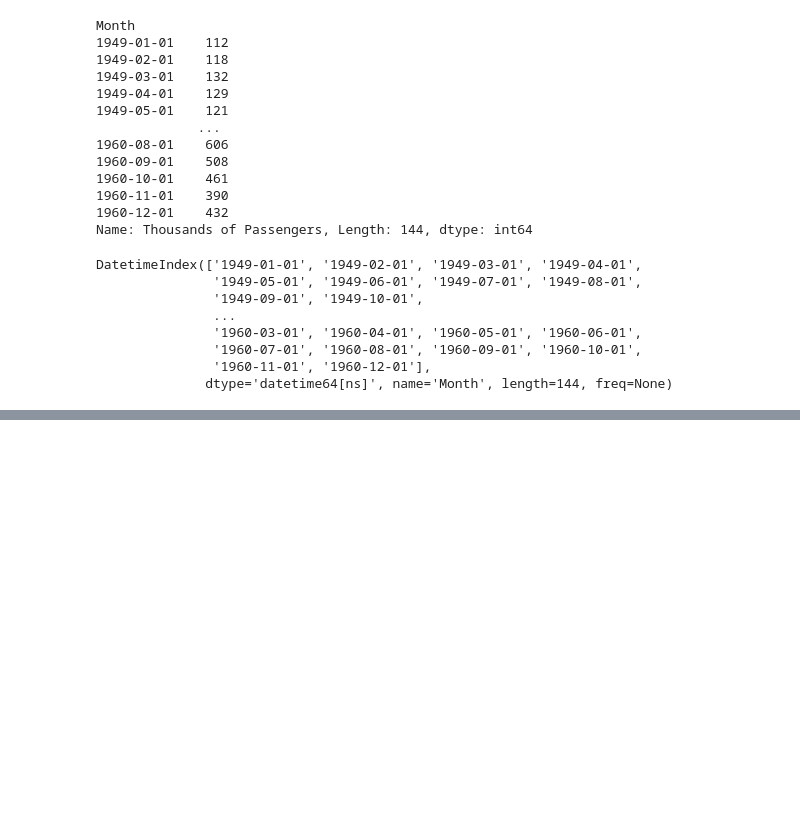
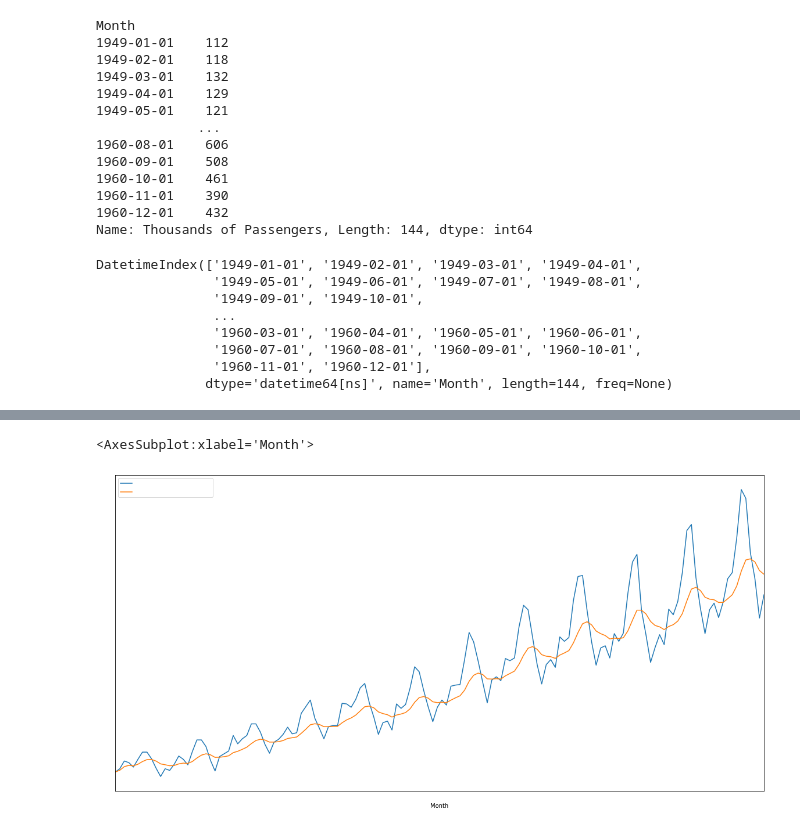
Before and after one commit to kunal266/Algo_Practice, a Jupyter notebook: time_airline.ipynb, the cells around one changed output, grey strips where cells are left out. Drawn from its saved outputs; the diff is of its cells as text; code cells hidden in the pictures; blank space fills up the shorter version.

```diff
--- a/time_airline.ipynb
+++ b/time_airline.ipynb
@@ -85,0 +107,5 @@ DatetimeIndex(['1949-01-01', '1949-02-01', '1949-03-01', '1949-04-01',
+# %%
+airline[['Thousands of Passengers','EWMA-12']].plot()
+# %% [output]
+<AxesSubplot:xlabel='Month'>
+[figure, added]
```
Also changed, not shown: parts of 5 cells of this notebook.
